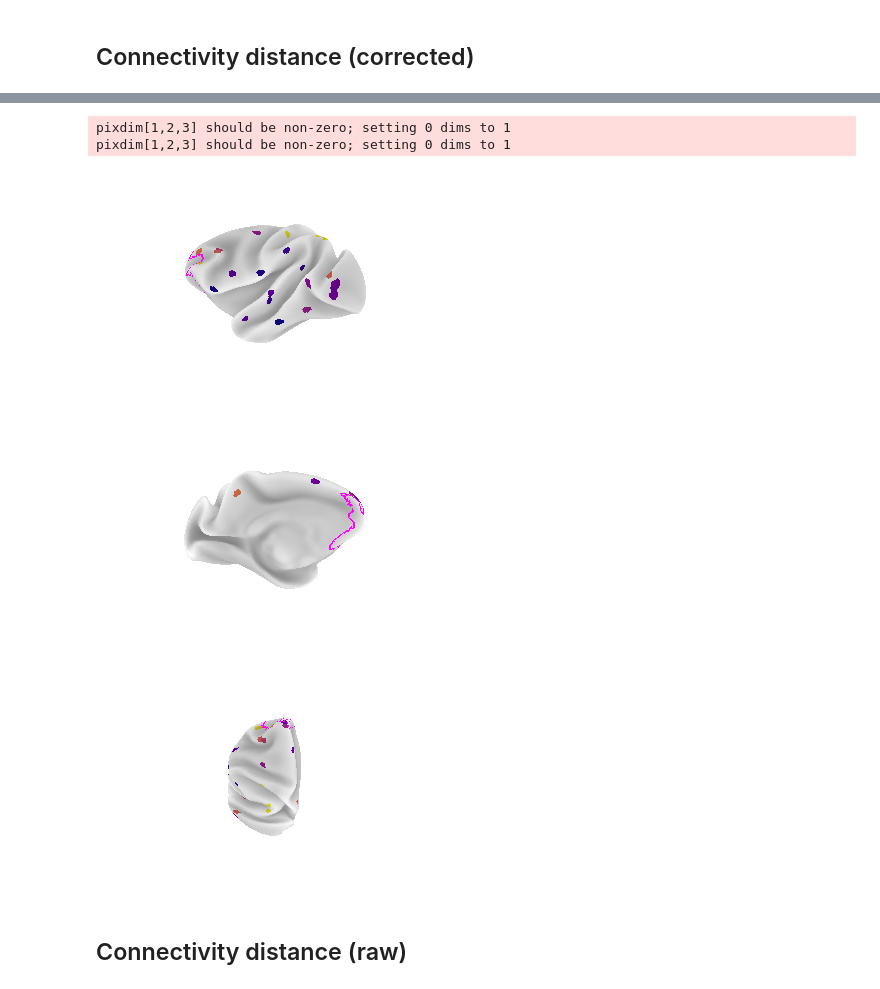
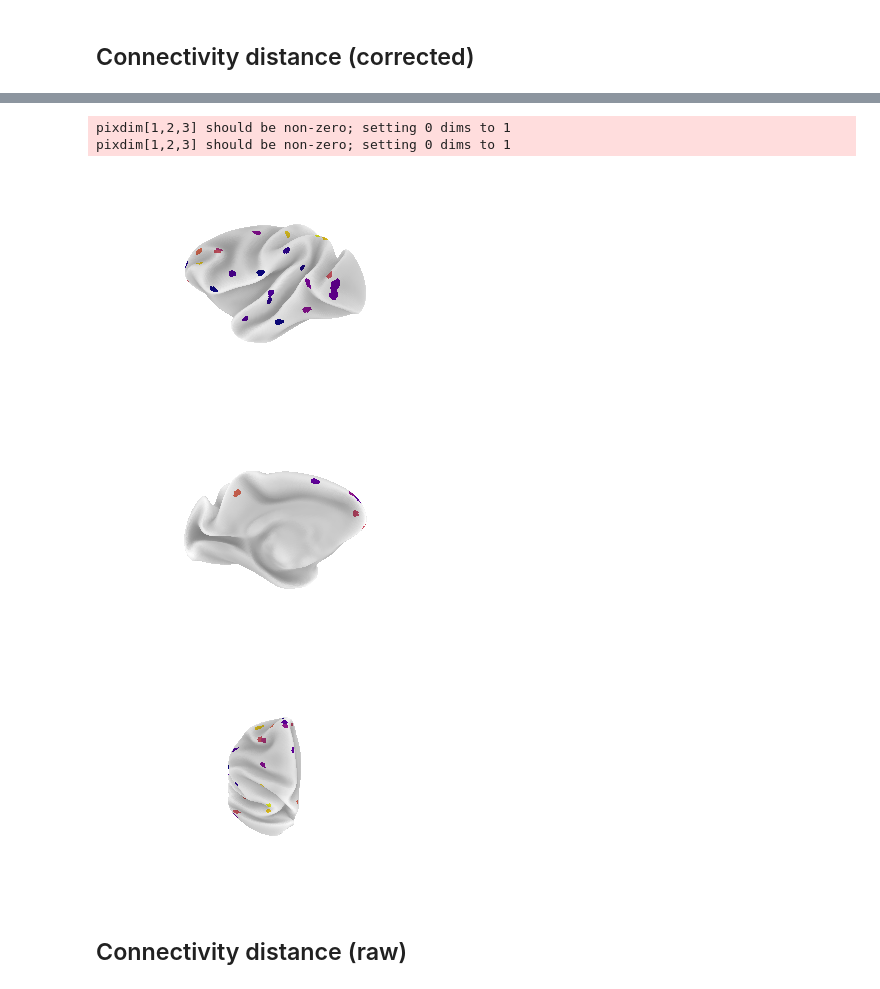
Before and after one commit to soligschlager/distconnect_macaque, a Jupyter notebook: II_struct.ipynb, the cells around one changed output, grey strips where cells are left out. Drawn from its saved outputs; the diff is of its cells as text; code cells hidden in the pictures.

```diff
--- a/II_struct.ipynb
+++ b/II_struct.ipynb
@@ -38,7 +27,7 @@ df['inclusion'] = (~df_r.area.isin(excl_areas) & df_r.connectivity_distance.notn
 # %%
 model = smf.ols(formula='connectivity_distance ~ location \
                                                  + region_size \
-                                                 + dist_inj_prim', data=df[df.inclusion==True]).fit()
+                                                 + dist_inj_prim', data=df[df.connectivity_distance.notnull()]).fit()
 print model.summary()
 # %% [output]
                               OLS Regression Results
@@ -61,5 +52,5 @@ strong multicollinearity or other numerical problems.
 # %%
-df.loc[df.inclusion==True, 'struct_resid'] = model.resid
-df.loc[df.inclusion==True, 'struct_stud_resid'] = model.outlier_test()['student_resid']
-df.loc[df.inclusion==True, 'struct_unadj_p'] = model.outlier_test()['unadj_p']
-df.loc[df.inclusion==True, 'struct_bonf_p'] = model.outlier_test()['bonf(p)']
+df.loc[df.connectivity_distance.notnull(), 'struct_resid'] = model.resid
+df.loc[df.connectivity_distance.notnull(), 'struct_stud_resid'] = model.outlier_test()['student_resid']
+df.loc[df.connectivity_distance.notnull(), 'struct_unadj_p'] = model.outlier_test()['unadj_p']
+df.loc[df.connectivity_distance.notnull(), 'struct_bonf_p'] = model.outlier_test()['bonf(p)']
@@ -88,7 +86,9 @@ df.loc[df.inclusion==True, cols].sort_values(by='struct_stud_resid').tail()
 ## Connectivity distance (corrected)
 # %%
 null = smf.ols(formula='connectivity_distance ~  location \
-                                                 + region_size', data=df[df.inclusion==True]).fit()
+                                                 + region_size',
+               data=df.loc[df.connectivity_distance.notnull()]).fit()
 
 # for plotting
-df.loc[df.inclusion==True, 'corrected_condist'] = null.resid + df.connectivity_distance[df.inclusion==True].mean()
+df.loc[df.connectivity_distance.notnull(),
+       'corrected_condist'] = null.resid + df.loc[df.connectivity_distance.notnull(), 'connectivity_distance'].mean()
@@ -94,0 +106,3 @@ df.loc[df.inclusion==True, 'corrected_condist'] = null.resid + df.connectivity_d
+# %%
+sns.set_style('white')
+sns.set_context('paper')
@@ -149,16 +160,17 @@ labels_pfc = [np.array(labels_pfc),]
 # %%
-viz.plot_inj_yerkes(df, 'corrected_condist',
-                    vmin=15, vmax=25, cmap='plasma', surftype='inflated',
+viz.plot_inj_yerkes(df,
+                    'corrected_condist',
+                    vmin=15, vmax=25,
+                    cmap='plasma',
+                    surftype='inflated',
                     views=[(180,0), (0,0), (270,90)],
-                    labels=labels_pfc,#+labels_TEpd,
-                    label_cpal=['magenta'])#,#, 'grass green'],
-                    #f_save='/Users/sabine/Downloads/struct_condist')
+                    f_save='/Users/sabine/Downloads/surf_struct_condist')
 # %% [output]
 pixdim[1,2,3] should be non-zero; setting 0 dims to 1
 pixdim[1,2,3] should be non-zero; setting 0 dims to 1
-[figure, old version]
+[figure, new version]
-[figure, old version]
+[figure, new version]
-[figure, old version]
+[figure, new version]
 # %% [markdown]
 ## Connectivity distance (raw)
 # %%
```
Also changed, not shown: parts of 16 cells of this notebook, 2 other files.
